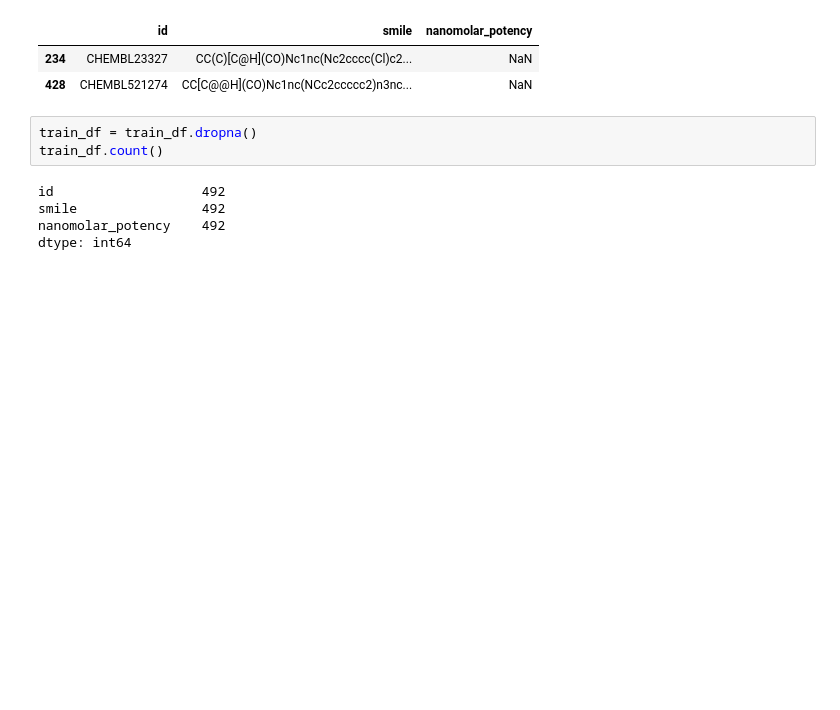
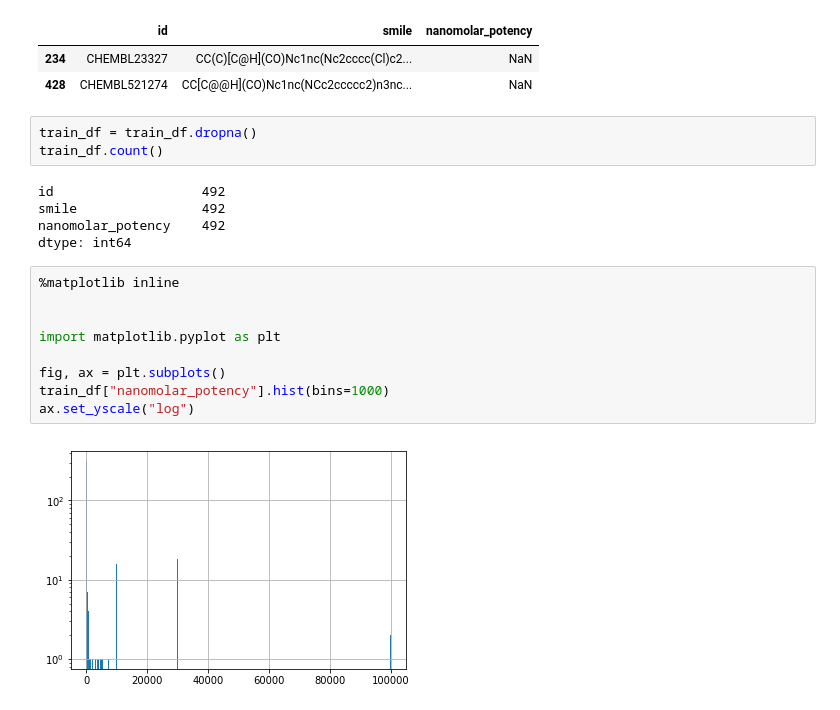
Before and after one commit to SVAI/deeperdrugs, a Jupyter notebook: deepchem.ipynb, the cells around one changed output. Drawn from its saved outputs; the diff is of its cells as text; blank space fills up the shorter version.

```diff
--- a/deepchem.ipynb
+++ b/deepchem.ipynb
@@ -47,3 +47,14 @@ id                   492
 smile                492
 nanomolar_potency    492
 dtype: int64
+# %%
+%matplotlib inline
+
+
+import matplotlib.pyplot as plt
+
+fig, ax = plt.subplots()
+train_df["nanomolar_potency"].hist(bins=1000)
+ax.set_yscale("log")
+# %% [output]
+[figure, added]
```
Also changed, not shown: parts of 4 cells of this notebook.
